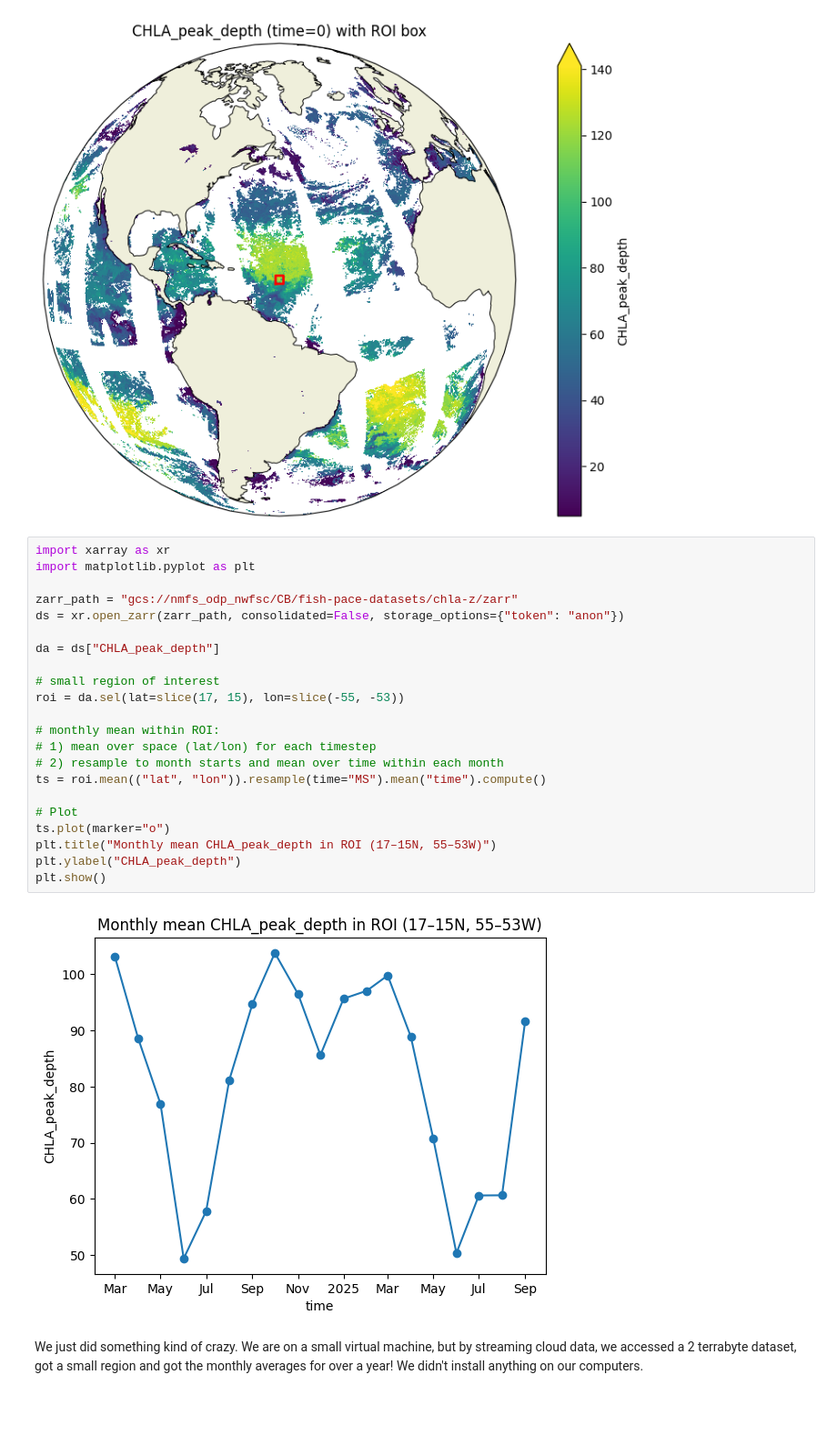
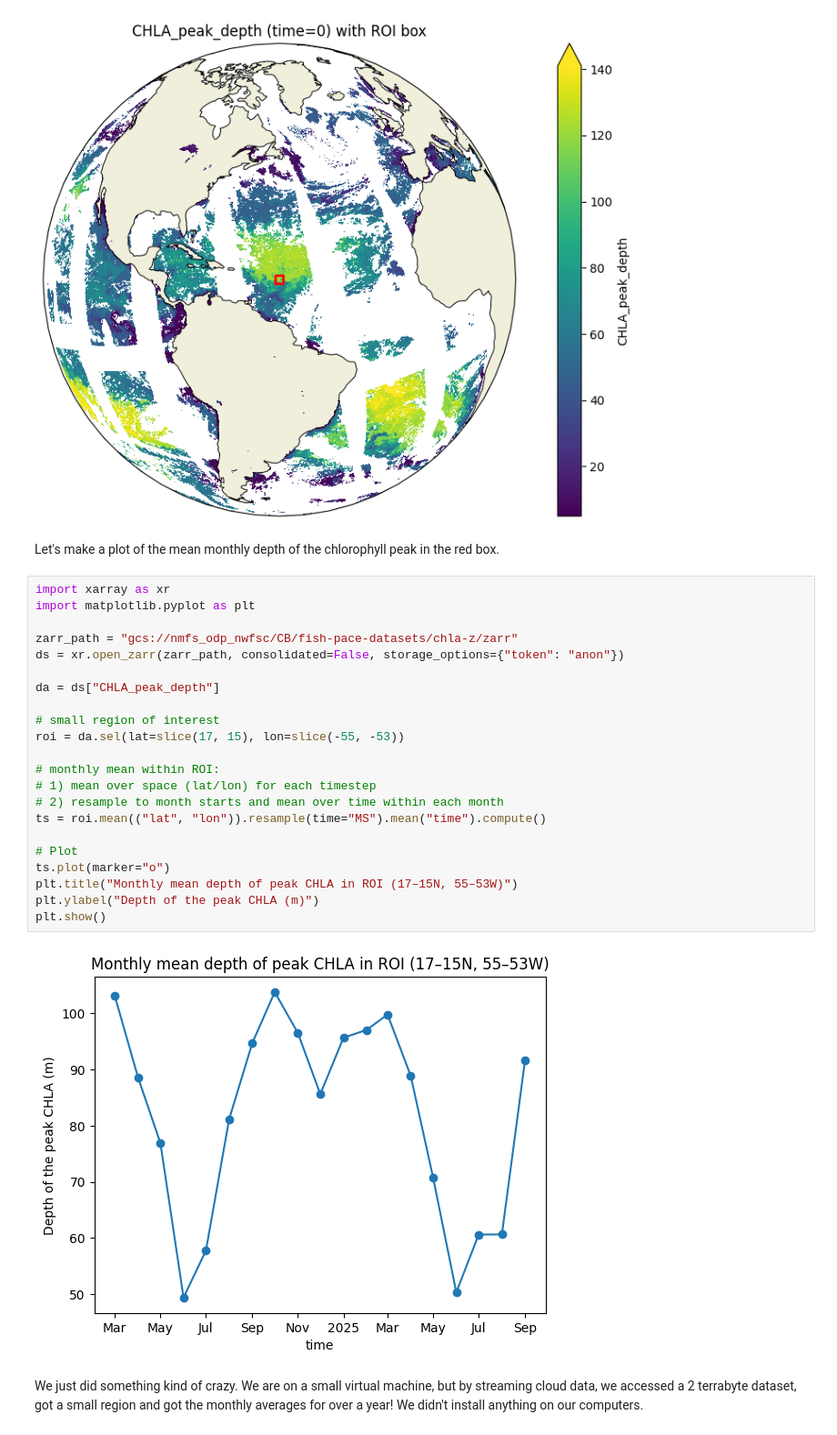
Before and after one commit to eeholmes/cloud-clinic-example, a Jupyter notebook: cloud_examples.ipynb, the cells around one changed output. Shown at 91% size. Cells and saved outputs as stored; diff of their text form; blank space fills up the shorter version.

```diff
--- a/cloud_examples.ipynb
+++ b/cloud_examples.ipynb
@@ -178,29 +156,31 @@ plt.tight_layout()
 plt.show()
 # %% [output]
 [figure]
+# %% [markdown]
+Let's make a plot of the mean monthly depth of the chlorophyll peak in the red box.
 # %%
 import xarray as xr
 import matplotlib.pyplot as plt
 
 zarr_path = "gcs://nmfs_odp_nwfsc/CB/fish-pace-datasets/chla-z/zarr"
 ds = xr.open_zarr(zarr_path, consolidated=False, storage_options={"token": "anon"})
 
 da = ds["CHLA_peak_depth"]
 
 # small region of interest
 roi = da.sel(lat=slice(17, 15), lon=slice(-55, -53))
 
 # monthly mean within ROI:
 # 1) mean over space (lat/lon) for each timestep
 # 2) resample to month starts and mean over time within each month
 ts = roi.mean(("lat", "lon")).resample(time="MS").mean("time").compute()
 
 # Plot
 ts.plot(marker="o")
-plt.title("Monthly mean CHLA_peak_depth in ROI (17–15N, 55–53W)")
-plt.ylabel("CHLA_peak_depth")
+plt.title("Monthly mean depth of peak CHLA in ROI (17–15N, 55–53W)")
+plt.ylabel("Depth of the peak CHLA (m)")
 plt.show()
 # %% [output]
-[figure, old version]
+[figure, new version]
 # %% [markdown]
 We just did something kind of crazy. We are on a small virtual machine, but by streaming cloud data, we accessed a 2 terrabyte dataset, got a small region and got the monthly averages for over a year! We didn't install anything on our computers.
```
Also changed, not shown: parts of 4 cells of this notebook.
